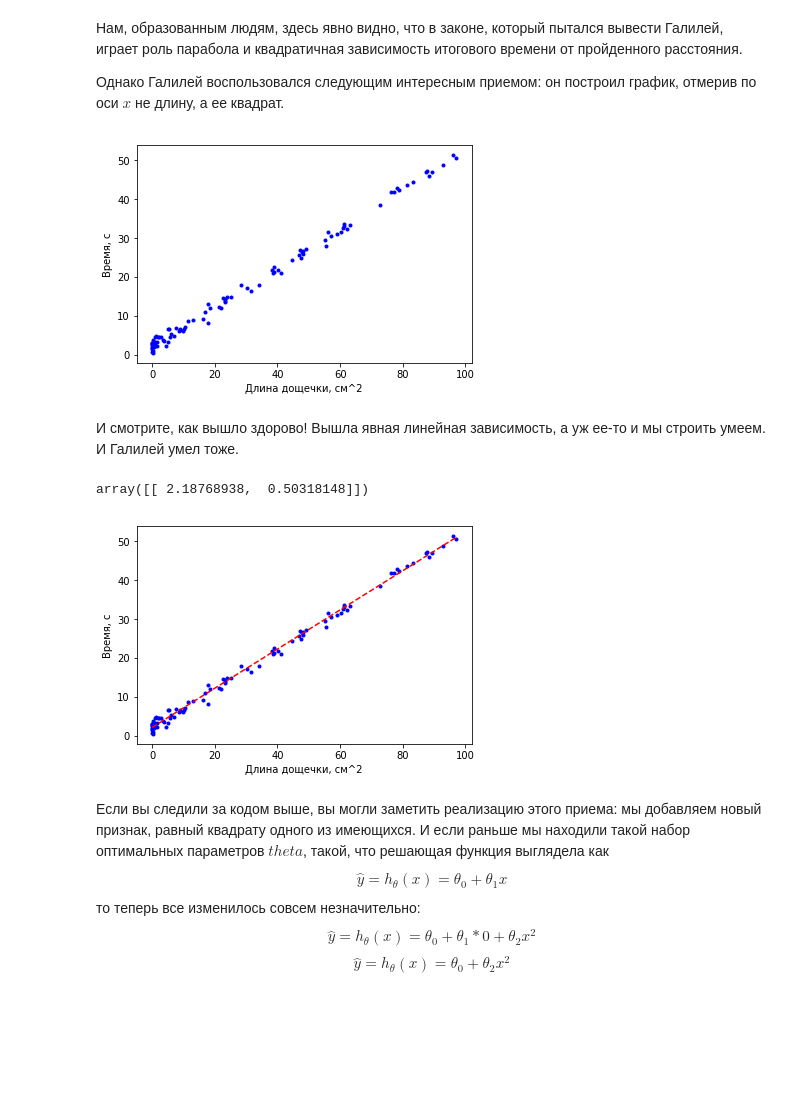
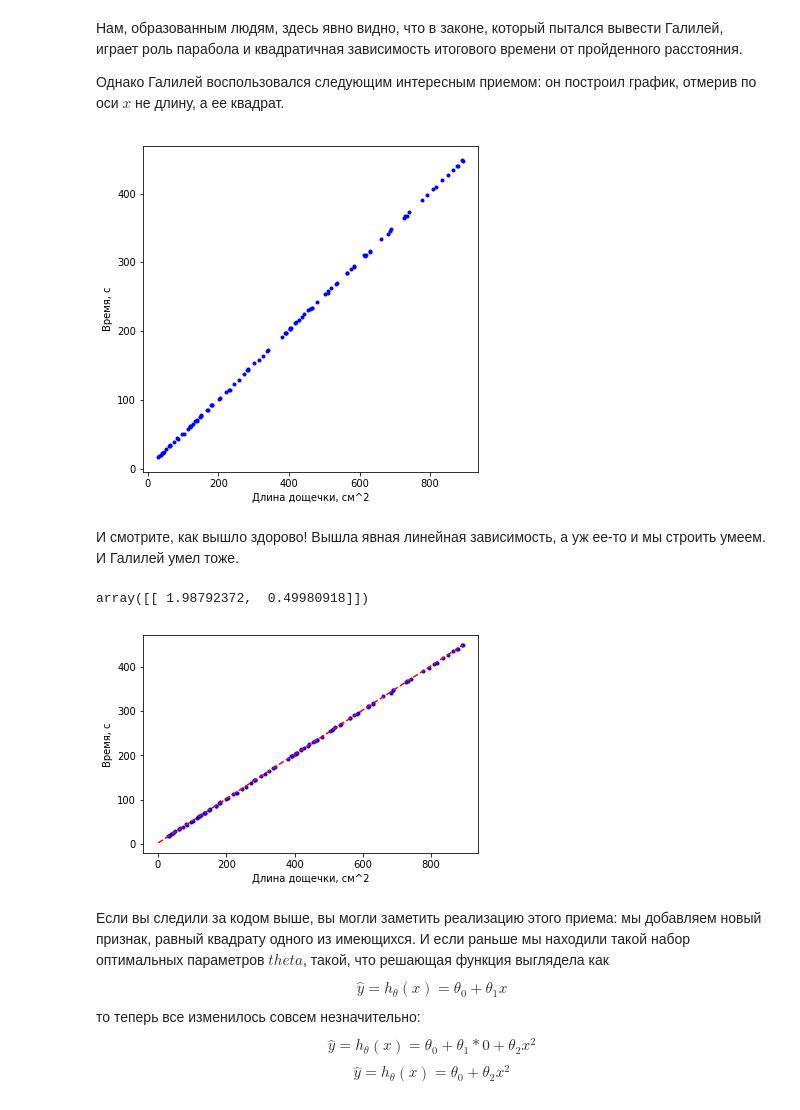
Before and after one commit to olferuk/MLSummerSchool, a Jupyter notebook: 3. Линейная регрессия - Теория.ipynb, the cells around one changed output. Saved outputs shown, nothing was run; the diff lists cells and outputs as text; code cells hidden in the pictures; blank space fills up the shorter version.

```diff
--- a/3. Линейная регрессия - Теория.ipynb
+++ b/3. Линейная регрессия - Теория.ipynb
@@ -280,6 +280,6 @@ plt.legend();
 Галилей измерял время спуска металлического шарика по наклонной доске различной длины и раз за разом измерял время, за которое тот проделывает весь путь. Получалась примерно такая картина:
 # %%
 m = 100
-X = 10 * np.random.rand(m, 1)
-y = 0.5 * X**2 + 2 + np.random.randn(m, 1) # TODO: подставить нормальные значения
+X = 25 * np.random.rand(m, 1) + 5
+y = 0.5 * X**2 + 2 + np.random.randn(m, 1)
 # %%
@@ -299,12 +300,12 @@ X_sqrd = X ** 2
 X = np.hstack((np.ones_like(X), X))
 X_sqrd = np.hstack((np.ones_like(X_sqrd), X_sqrd))
 # %%
+plt.figure(figsize=(6,6));
 plt.plot(X_sqrd[:, 1], y, "b.")
 plt.xlabel("Длина дощечки, см^2")
-plt.ylabel("Время, с")
-plt.show()
+plt.ylabel("Время, с");
 # %% [output]
-[figure, old version]
+[figure, new version]
 # %% [markdown]
 И смотрите, как вышло здорово! Вышла явная линейная зависимость, а уж ее-то и мы строить умеем. И Галилей умел тоже.
 # %%
@@ -313,7 +314,7 @@ lr.fit(X_sqrd, y);
 # %%
 lr.coef_
 # %% [output]
-array([[ 2.18768938,  0.50318148]])
+array([[ 1.98792372,  0.49980918]])
 # %%
 plt.plot(X_sqrd[:, 1], y, "b.")
 plt.xlabel("Длина дощечки, см^2")
@@ -323,7 +324,7 @@ tX = np.array([np.linspace(X_sqrd.min(), X_sqrd.max(), 100)]).T
 tY = lr.coef_[0][1]*tX + lr.coef_[0][0];
 plt.plot(tX, tY, 'r--', label='');
 # %% [output]
-[figure, old version]
+[figure, new version]
 # %% [markdown]
 Если вы следили за кодом выше, вы могли заметить реализацию этого приема: мы добавляем новый признак, равный квадрату одного из имеющихся. И если раньше мы находили такой набор оптимальных параметров $theta$, такой, что решающая функция выглядела как
 $$ \hat{y} = h_\theta(x) = \theta_0 + \theta_1x $$
```
Also changed, not shown: parts of 21 cells of this notebook.
